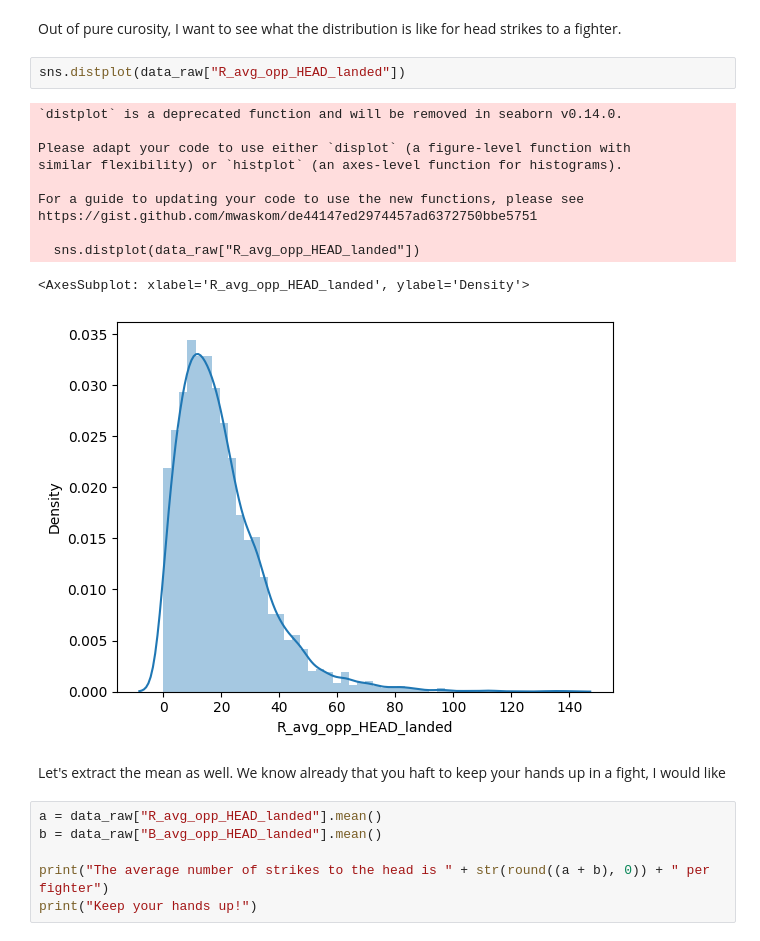
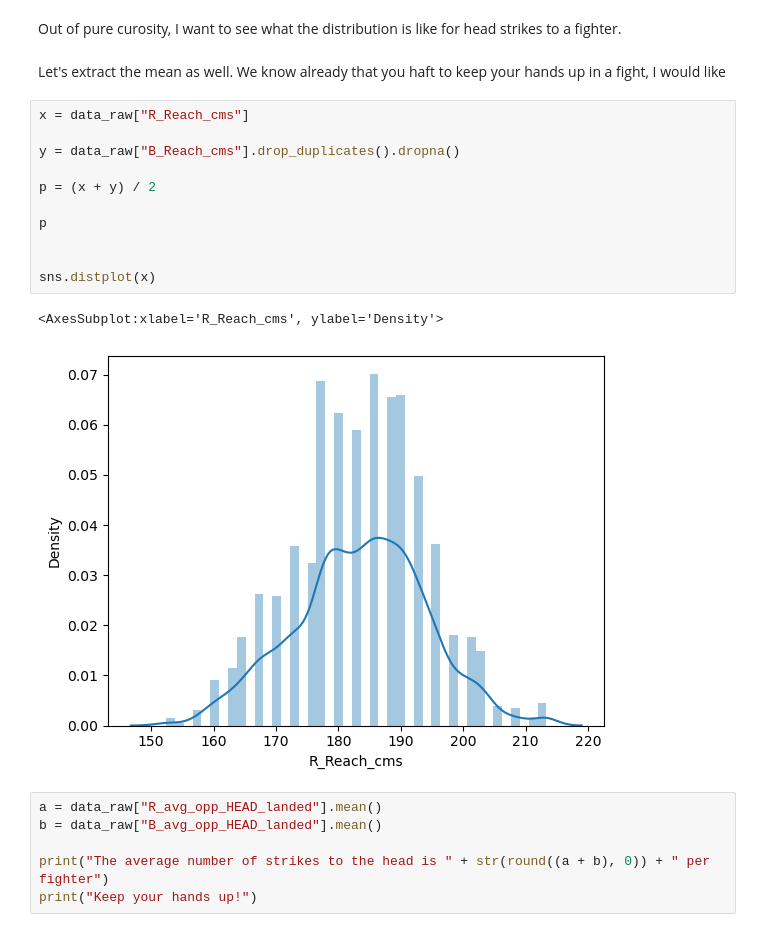
Before and after one commit to ubco-W2022T1-cosc301/project-group20, a Jupyter notebook: notebooks/analysis2.ipynb, the cells around one changed output. Cells and saved outputs as stored; diff of their text form.

Commit message:
adding pictures/figures

```diff
--- a/notebooks/analysis2.ipynb
+++ b/notebooks/analysis2.ipynb
@@ -236,22 +236,22 @@ ax2.set (
 It is very clear to see that as the number of hits to the head that a fighter suffers, the less likely they are to win a future bout. The x-axis represents the number of times the opponent landed a head kick on that fighter. This is an accumaliting statistic. There is a disporportionate relationship to the number of head strikes landed to winning a fight, for both corners, so keep your hands up when you fight!
 # %% [markdown]
 Out of pure curosity, I want to see what the distribution is like for head strikes to a fighter.
-# %%
-sns.distplot(data_raw["R_avg_opp_HEAD_landed"])
-# %% [output]
-`distplot` is a deprecated function and will be removed in seaborn v0.14.0.
-
-Please adapt your code to use either `displot` (a figure-level function with
-similar flexibility) or `histplot` (an axes-level function for histograms).
-
-For a guide to updating your code to use the new functions, please see
-https://gist.github.com/mwaskom/de44147ed2974457ad6372750bbe5751
-
-  sns.distplot(data_raw["R_avg_opp_HEAD_landed"])
-<AxesSubplot: xlabel='R_avg_opp_HEAD_landed', ylabel='Density'>
-[figure, removed]
 # %% [markdown]
 Let's extract the mean as well. We know already that you haft to keep your hands up in a fight, I would like
+# %%
+x = data_raw["R_Reach_cms"]
+
+y = data_raw["B_Reach_cms"].drop_duplicates().dropna()
+
+p = (x + y) / 2
+
+p
+
+
+sns.distplot(x)
+# %% [output]
+<AxesSubplot:xlabel='R_Reach_cms', ylabel='Density'>
+[figure, added]
 # %%
 a = data_raw["R_avg_opp_HEAD_landed"].mean()
 b = data_raw["B_avg_opp_HEAD_landed"].mean()
```
Also changed, not shown: 1 other file.
